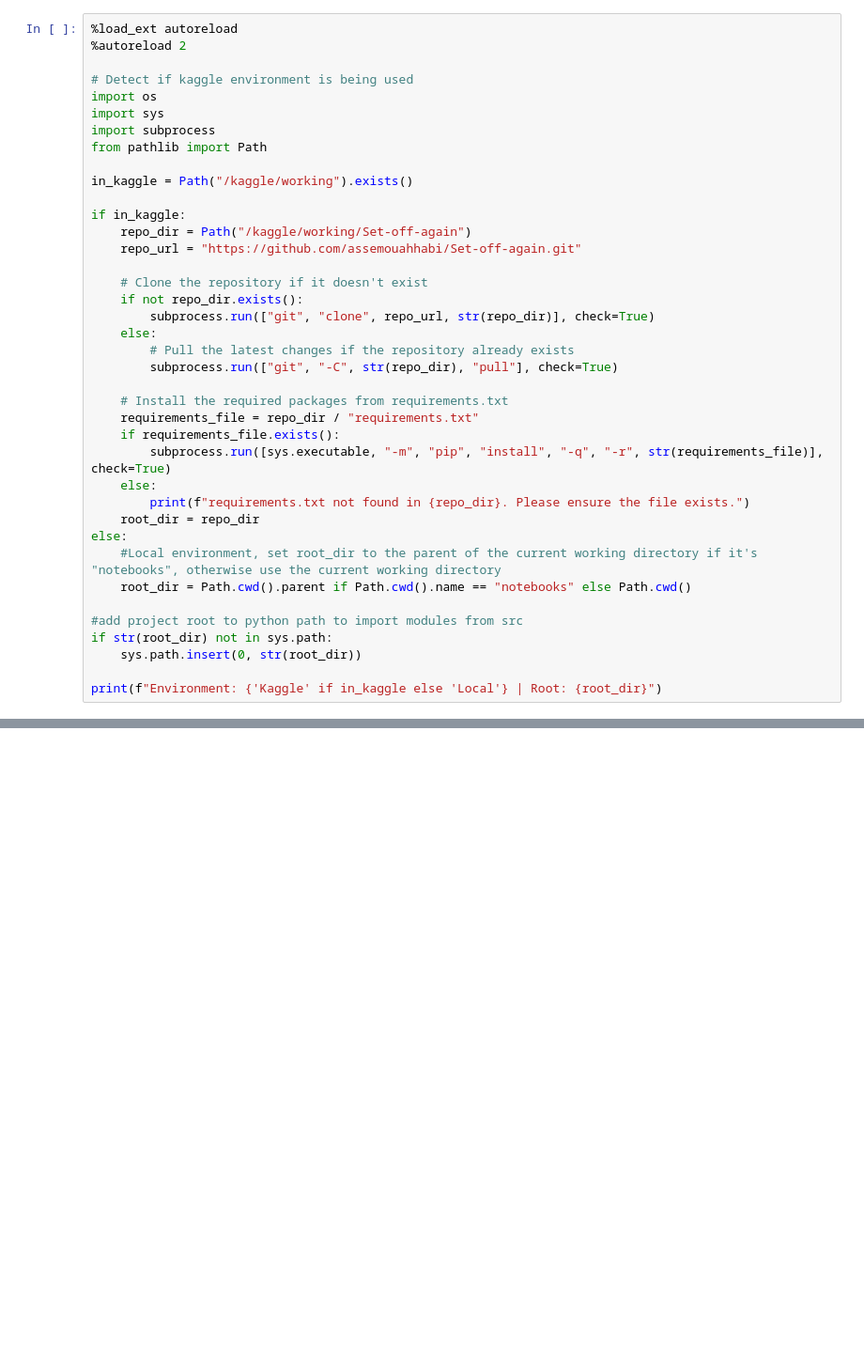
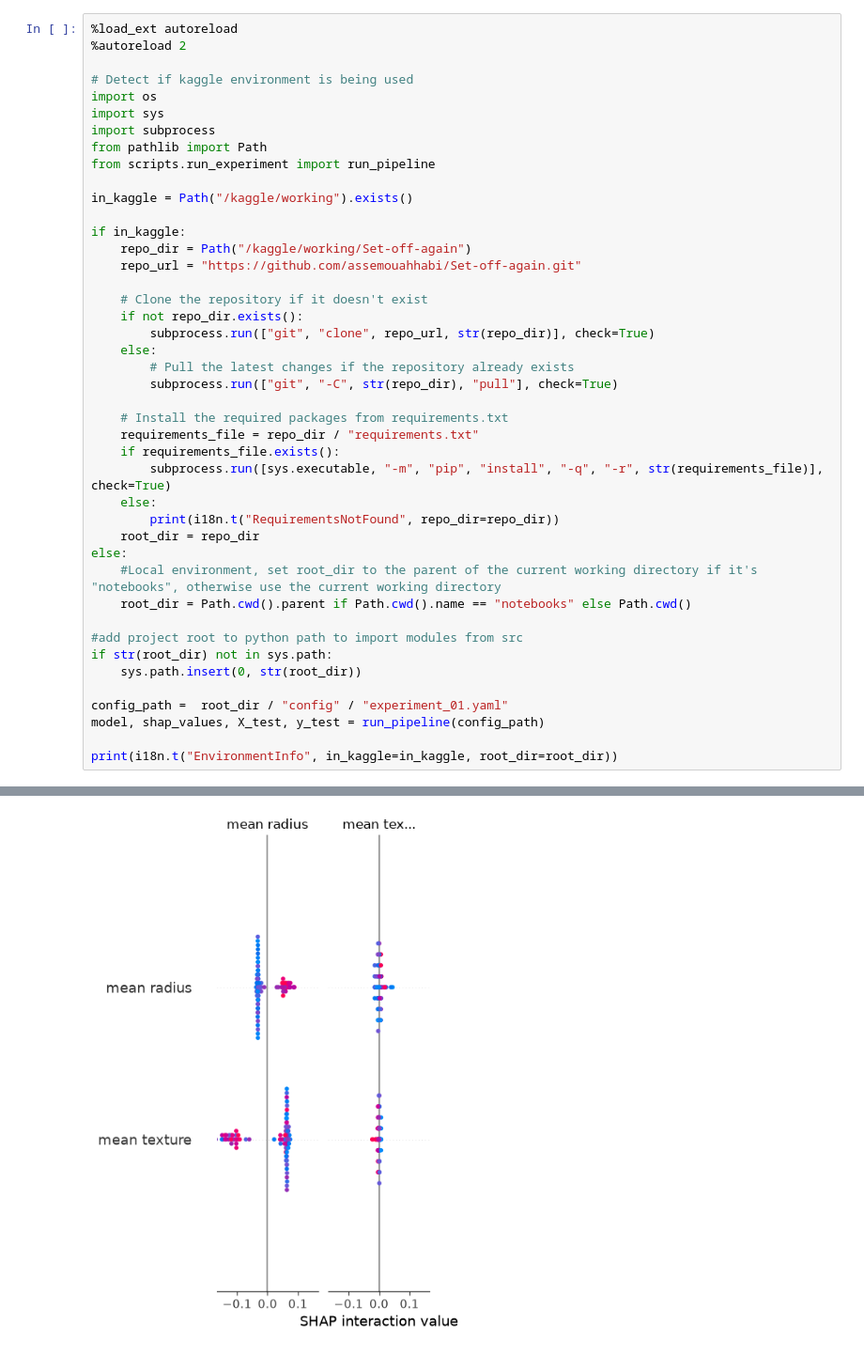
Before and after one commit to assemouahhabi/Set-off-again, a Jupyter notebook: notebooks/launcher.ipynb, the cells around one changed output, grey strips where cells are left out. Shown at 94% size. Cells and saved outputs as stored; diff of their text form; blank space fills up the shorter version.

Commit message:
pipeline_v0

```diff
--- a/notebooks/launcher.ipynb
+++ b/notebooks/launcher.ipynb
@@ -7,6 +7,7 @@ import os
 import sys
 import subprocess
 from pathlib import Path
+from scripts.run_experiment import run_pipeline
 
 in_kaggle = Path("/kaggle/working").exists()
 
@@ -26,7 +27,7 @@ if in_kaggle:
     if requirements_file.exists():
         subprocess.run([sys.executable, "-m", "pip", "install", "-q", "-r", str(requirements_file)], check=True)
     else:
-        print(f"requirements.txt not found in {repo_dir}. Please ensure the file exists.")
+        print(i18n.t("RequirementsNotFound", repo_dir=repo_dir))
     root_dir = repo_dir
 else:
     #Local environment, set root_dir to the parent of the current working directory if it's "notebooks", otherwise use the current working directory
@@ -36,5 +37,8 @@ else:
 if str(root_dir) not in sys.path:
     sys.path.insert(0, str(root_dir))
 
-print(f"Environment: {'Kaggle' if in_kaggle else 'Local'} | Root: {root_dir}")
+config_path =  root_dir / "config" / "experiment_01.yaml"
+model, shap_values, X_test, y_test = run_pipeline(config_path)
+
+print(i18n.t("EnvironmentInfo", in_kaggle=in_kaggle, root_dir=root_dir))
 # %% [output]
@@ -41,0 +49 @@ Environment: Local | Root: c:\Users\assem\Documents\Get_On_Road-Python\Set-off-a
+[figure, added]
```
Also changed, not shown: parts of 1 cell of this notebook, 12 other files.
